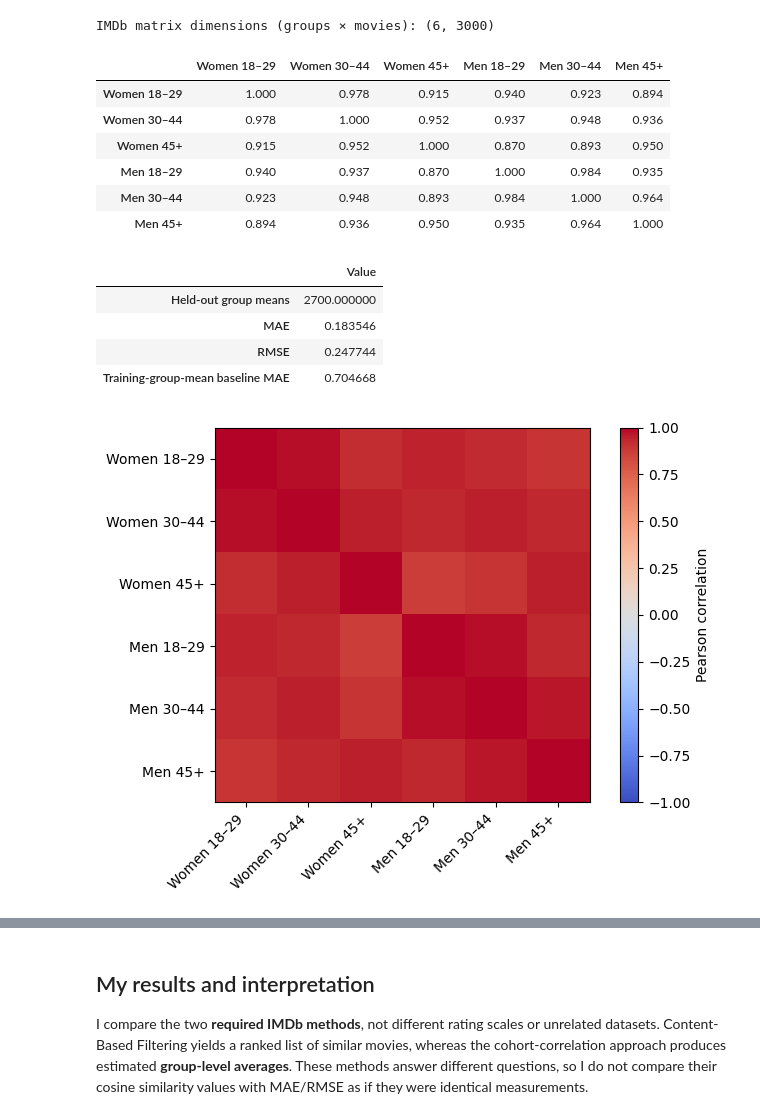
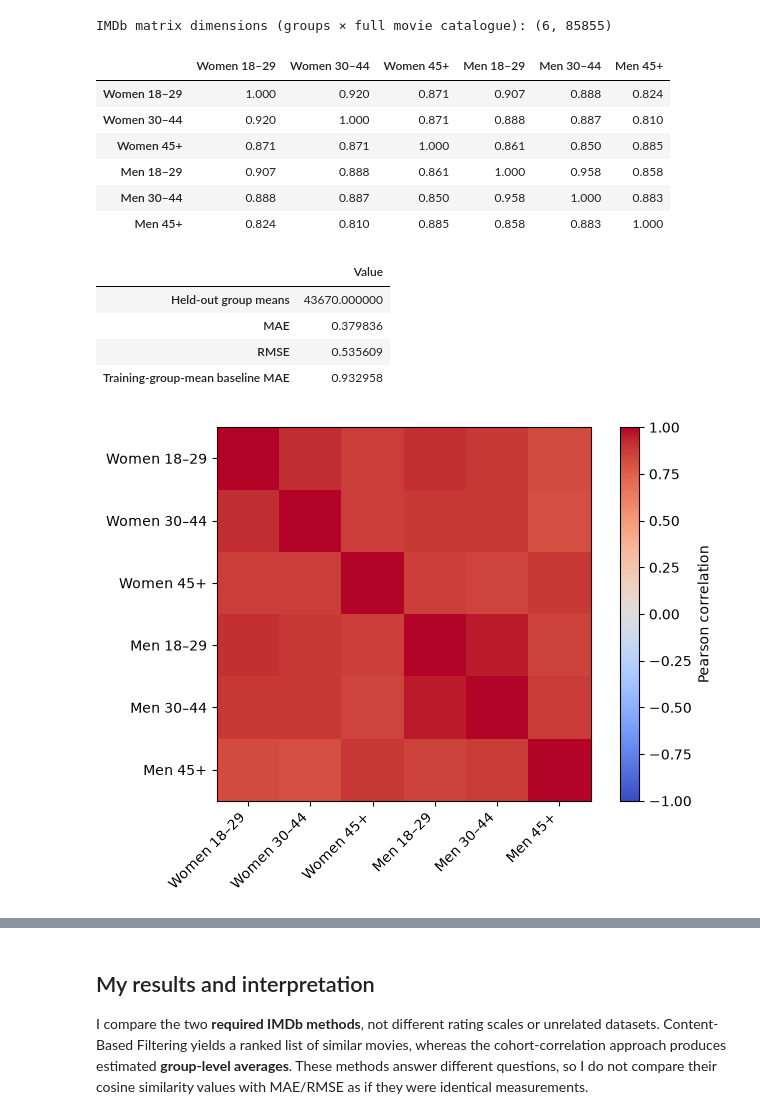
Before and after one commit to SupaHumano/CAI2100C-Movie-Recommendation-Systems, a Jupyter notebook: notebooks/Assignment_8_Juan_Luna_Santibanez_Movie_Recommendation_Systems.ipynb, the cells around one changed output, grey strips where cells are left out. Saved outputs shown, nothing was run; the diff lists cells and outputs as text; code cells hidden in the pictures.

```diff
--- a/notebooks/Assignment_8_Juan_Luna_Santibanez_Movie_Recommendation_Systems.ipynb
+++ b/notebooks/Assignment_8_Juan_Luna_Santibanez_Movie_Recommendation_Systems.ipynb
@@ -54,9 +52,9 @@ I use **3,000 selected movie records** from IMDb Extensive (at least 1,000 total
 from pathlib import Path
 from urllib.request import urlretrieve
 
-# Same simple loading pattern as my Assignment 7: check local files first,
-# then obtain missing CSV files from my own GitHub repository.
+# Assignment 7 pattern: local CSVs first; download missing files from my GitHub repository.
 DATA_BASE = "https://raw.githubusercontent.com/SupaHumano/CAI2100C-Movie-Recommendation-Systems/main/data/"
+ORIGINAL_FILE_MIN_BYTES = {"IMDb movies.csv": 45_000_000, "IMDb ratings.csv": 16_000_000}
 
 def locate_csv(filename):
     cwd = Path.cwd()
@@ -70,19 +68,18 @@ def locate_csv(filename):
     ]
     if Path("/kaggle/input").is_dir():
         candidates += list(Path("/kaggle/input").glob("**/" + filename))
-    source = next((p for p in candidates if p.is_file()), None)
-    if source is not None:
-        return source
-    target = cwd / "data" / filename
-    target.parent.mkdir(parents=True, exist_ok=True)
-    urlretrieve(DATA_BASE + filename.replace(" ", "%20"), target)
-    return target
+    source = next((p for p in candidates if p.is_file() and p.stat().st_size >= ORIGINAL_FILE_MIN_BYTES[filename]), None)
+    if source is None:
+        source = cwd / "data" / filename
+        source.parent.mkdir(parents=True, exist_ok=True)
+        urlretrieve(DATA_BASE + filename.replace(" ", "%20"), source)
+    return source
 
 movies_path = locate_csv("IMDb movies.csv")
 ratings_path = locate_csv("IMDb ratings.csv")
 imdb_movies_raw = pd.read_csv(movies_path, low_memory=False)
 imdb_ratings_raw = pd.read_csv(ratings_path, low_memory=False)
-assert len(imdb_movies_raw) == 3000 and len(imdb_ratings_raw) == 3000
+assert len(imdb_movies_raw) == 85855 and len(imdb_ratings_raw) == 85855, "Expected complete original IMDb Extensive CSVs"
 assert imdb_movies_raw.imdb_title_id.is_unique
 assert imdb_ratings_raw.imdb_title_id.is_unique
 print("IMDb movies:", len(imdb_movies_raw), "| source:", movies_path)
@@ -190,14 +187,14 @@ def group_similarity(groups,min_overlap=15):
             if valid.sum()>=min_overlap and np.std(x[i,valid])>1e-12 and np.std(x[j,valid])>1e-12:
                 s=np.corrcoef(x[i,valid],x[j,valid])[0,1]
                 sim[i,j]=sim[j,i]=float(np.clip(s,-1,1)) if np.isfinite(s) else 0.0
-            else:sim[i,j]=sim[j,i]=0.0
+            else:
+                sim[i,j]=sim[j,i]=0.0
     return pd.DataFrame(sim,index=groups.index,columns=groups.index)
 
-def predict_group_average(groups,similarity,row,col):
-    x=groups.to_numpy(float)
-    group_av=np.nanmean(x,axis=1)
-    global_mean=float(np.nanmean(x))
-    base=float(group_av[row]) if np.isfinite(group_av[row]) else global_mean
+def predict_group_average(groups,similarity,row,col,group_av=None,data=None):
+    x=groups.to_numpy(float) if data is None else data
+    group_av=np.nanmean(x,axis=1) if group_av is None else group_av
+    base=float(group_av[row]) if np.isfinite(group_av[row]) else float(np.nanmean(x))
     w=similarity.iloc[row].to_numpy(float).copy();w[row]=0
     good=(w>0)&np.isfinite(x[:,col])&np.isfinite(group_av)
     if not good.any():return float(np.clip(base,1,10))
@@ -205,53 +202,56 @@ def predict_group_average(groups,similarity,row,col):
     return float(np.clip(result,1,10))
 
 def evaluate_groups(groups,seed=42,fraction=0.15):
-    x=groups.to_numpy(float)
+    x=groups.to_numpy(float).copy()
     pairs=np.argwhere(np.isfinite(x))
     if len(pairs)<60:raise ValueError('Need at least 60 observed demographic averages for validation')
     rng=np.random.default_rng(seed);rng.shuffle(pairs)
-    train=groups.copy()
+    row_counts=np.isfinite(x).sum(axis=1)
+    col_counts=np.isfinite(x).sum(axis=0)
     withheld=[];max_holdout=max(1,round(len(pairs)*fraction))
     for row,col in pairs:
         if len(withheld)>=max_holdout:break
-        if train.iloc[row].notna().sum()<=15 or train.iloc[:,col].notna().sum()<=2:continue
-        withheld.append((int(row),int(col),float(groups.iloc[row,col])))
-        train.iloc[row,col]=np.nan
+        if row_counts[row]<=15 or col_counts[col]<=2:continue
+        withheld.append((int(row),int(col),float(x[row,col])))
+        x[row,col]=np.nan
+        row_counts[row]-=1;col_counts[col]-=1
     if not withheld:raise ValueError('Unable to select any evaluable holdout')
+    train=pd.DataFrame(x,index=groups.index,columns=groups.columns)
     sims=group_similarity(train)
+    av=np.nanmean(x,axis=1)
     y_true=np.array([value for _,_,value in withheld])
-    y_pred=np.array([predict_group_average(train,sims,row,col) for row,col,_ in withheld])
-    group_means=np.nanmean(train.to_numpy(float),axis=1)
-    baseline=np.array([group_means[row] for row,_,_ in withheld])
+    y_pred=np.array([predict_group_average(train,sims,row,col,av,x) for row,col,_ in withheld])
+    baseline=np.array([av[row] for row,_,_ in withheld])
     diff=y_pred-y_true
     return {'Held-out group means':len(y_true),'MAE':float(np.mean(abs(diff))),
             'RMSE':float(np.sqrt(np.mean(diff**2))),
             'Training-group-mean baseline MAE':float(np.mean(abs(baseline-y_true)))},train
 
 imdb_groups=make_cohort_matrix(imdb_movies)
 imdb_sim=group_similarity(imdb_groups)
-print('IMDb matrix dimensions (groups × movies):',imdb_groups.shape)
+print('IMDb matrix dimensions (groups × full movie catalogue):',imdb_groups.shape)
 display(imdb_sim.round(3))
 imdb_scores,imdb_train_groups=evaluate_groups(imdb_groups)
 display(pd.DataFrame([imdb_scores]).T.rename(columns={0:'Value'}))
 assert np.isfinite(imdb_scores['MAE'])
 fig,ax=plt.subplots(figsize=(7,5))
 heat=ax.imshow(imdb_sim.to_numpy(),vmin=-1,vmax=1,cmap='coolwarm')
 ax.set_xticks(range(6),imdb_sim.columns,rotation=45,ha='right')
 ax.set_yticks(range(6),imdb_sim.index)
 fig.colorbar(heat,ax=ax,label='Pearson correlation');fig.tight_layout();plt.show()
 # %% [output]
-IMDb matrix dimensions (groups × movies): (6, 3000)
+IMDb matrix dimensions (groups × full movie catalogue): (6, 85855)
 |  | Women 18–29 | Women 30–44 | Women 45+ | Men 18–29 | Men 30–44 | Men 45+ |
-| Women 18–29 | 1.000 | 0.978 | 0.915 | 0.940 | 0.923 | 0.894 |
-| Women 30–44 | 0.978 | 1.000 | 0.952 | 0.937 | 0.948 | 0.936 |
-| Women 45+ | 0.915 | 0.952 | 1.000 | 0.870 | 0.893 | 0.950 |
-| Men 18–29 | 0.940 | 0.937 | 0.870 | 1.000 | 0.984 | 0.935 |
-| Men 30–44 | 0.923 | 0.948 | 0.893 | 0.984 | 1.000 | 0.964 |
-| Men 45+ | 0.894 | 0.936 | 0.950 | 0.935 | 0.964 | 1.000 |
+| Women 18–29 | 1.000 | 0.920 | 0.871 | 0.907 | 0.888 | 0.824 |
+| Women 30–44 | 0.920 | 1.000 | 0.871 | 0.888 | 0.887 | 0.810 |
+| Women 45+ | 0.871 | 0.871 | 1.000 | 0.861 | 0.850 | 0.885 |
+| Men 18–29 | 0.907 | 0.888 | 0.861 | 1.000 | 0.958 | 0.858 |
+| Men 30–44 | 0.888 | 0.887 | 0.850 | 0.958 | 1.000 | 0.883 |
+| Men 45+ | 0.824 | 0.810 | 0.885 | 0.858 | 0.883 | 1.000 |
 |  | Value |
-| Held-out group means | 2700.000000 |
-| MAE | 0.183546 |
-| RMSE | 0.247744 |
-| Training-group-mean baseline MAE | 0.704668 |
+| Held-out group means | 43670.000000 |
+| MAE | 0.379836 |
+| RMSE | 0.535609 |
+| Training-group-mean baseline MAE | 0.932958 |
-[figure, old version]
+[figure, new version]
 # %%
```
Also changed, not shown: parts of 12 cells of this notebook, 7 other files.
